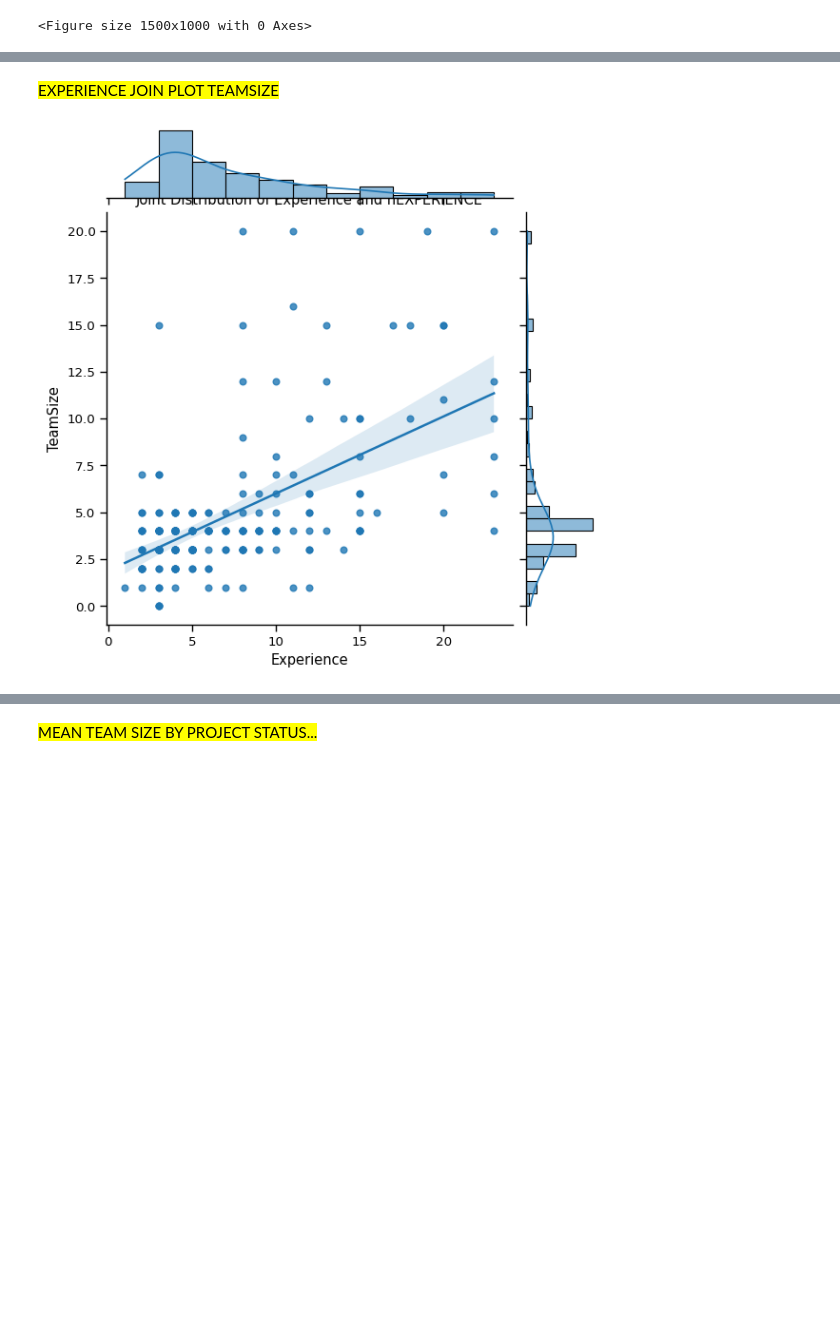
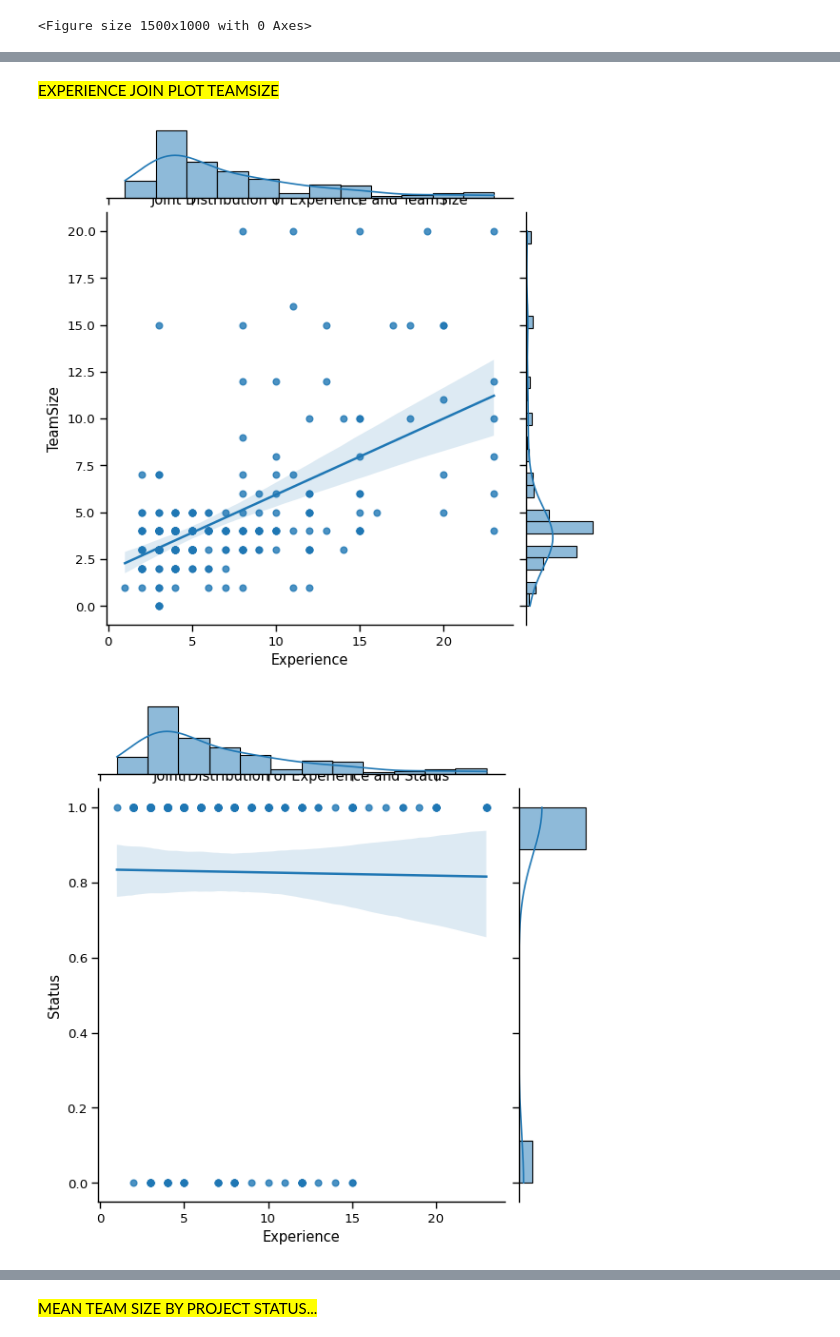
Before and after one commit to jawdatmerhy/public, a Jupyter notebook: softwareRisk.ipynb, the cells around one changed output, grey strips where cells are left out. Drawn from its saved outputs; the diff is of its cells as text; code cells hidden in the pictures; blank space fills up the shorter version.

```diff
--- a/softwareRisk.ipynb
+++ b/softwareRisk.ipynb
@@ -911,34 +916,40 @@ GROUP BY JOB AND CALCULATE MEAN EXPERIENCE...
 # %%
 ####################################################
 display_colored_message("\nEXPERIENCE JOIN PLOT TEAMSIZE")
 sns.jointplot(x='Experience', y='TeamSize', data=df, kind='reg')
-plt.title('Joint Distribution of Experience and nEXPERIENCE')
+plt.title('Joint Distribution of Experience and TeamSize')
 plt.show()
+
+sns.jointplot(x='Experience', y='Status', data=df, kind='reg')
+plt.title('Joint Distribution of Experience and Status')
+plt.show()
+
 
 
 df_counts = df['Progress'].value_counts().reset_index()
 df_counts.columns = ['Progress', 'Count']
 df_counts['Percentage'] = (df_counts['Count'] / df_counts['Count'].sum()) * 100
 
 # Create a donut chart
 fig = px.pie(df_counts, names='Progress', values='Percentage',
              title="Percentage Distribution of Progress Level ",
              hole=0.5,  # Size of the hole
              color='Progress')
 
 # Update layout
 fig.update_layout(
     title="Percentage Distribution of Progress Level",
     title_x=0.3,
     width=800,  # Adjust width as needed
     height=600  # Adjust height as needed
 )
 
 # Show the plot
 fig.show()
 # %% [output]
 EXPERIENCE JOIN PLOT TEAMSIZE
-[figure, old version]
+[figure, new version]
+[figure, added]
 [interactive output not drawn]
 # %%
 ####################################################
```
Also changed, not shown: parts of 34 cells of this notebook.
